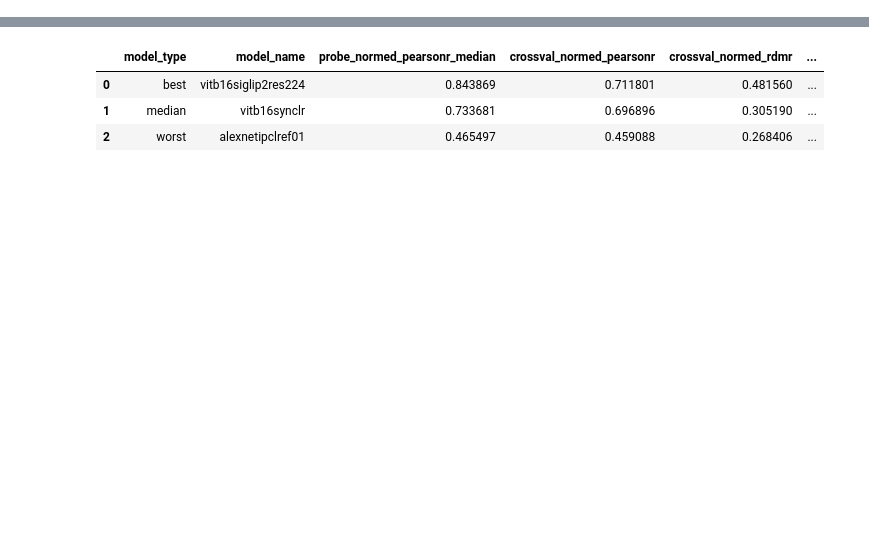
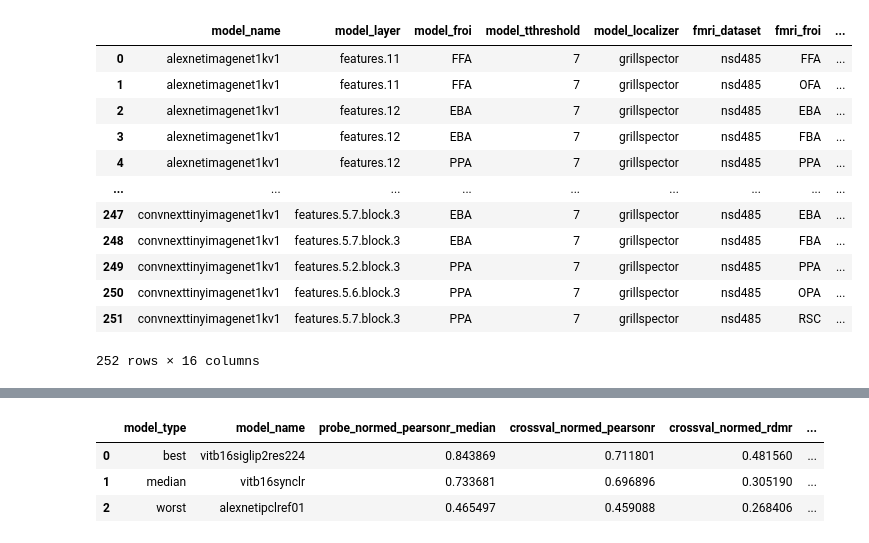
Before and after one commit to murtylab/comparing-category-selectivity, a Jupyter notebook: preprint/best_median_worst_model.ipynb, the cells around one changed output, grey strips where cells are left out. Saved outputs shown, nothing was run; the diff lists cells and outputs as text; code cells hidden in the pictures; blank space fills up the shorter version.

```diff
--- a/preprint/best_median_worst_model.ipynb
+++ b/preprint/best_median_worst_model.ipynb
@@ -74,0 +99,16 @@ display(models_df)
+# %%
+probe_csv
+# %% [output]
+|  | model_name | model_layer | model_froi | model_tthreshold | model_localizer | fmri_dataset | fmri_froi | ... |
+| 0 | alexnetimagenet1kv1 | features.11 | FFA | 7 | grillspector | nsd485 | FFA | ... |
+| 1 | alexnetimagenet1kv1 | features.11 | FFA | 7 | grillspector | nsd485 | OFA | ... |
+| 2 | alexnetimagenet1kv1 | features.12 | EBA | 7 | grillspector | nsd485 | EBA | ... |
+| 3 | alexnetimagenet1kv1 | features.12 | EBA | 7 | grillspector | nsd485 | FBA | ... |
+| 4 | alexnetimagenet1kv1 | features.12 | PPA | 7 | grillspector | nsd485 | PPA | ... |
+| ... | ... | ... | ... | ... | ... | ... | ... | ... |
+| 247 | convnexttinyimagenet1kv1 | features.5.7.block.3 | EBA | 7 | grillspector | nsd485 | EBA | ... |
+| 248 | convnexttinyimagenet1kv1 | features.5.7.block.3 | EBA | 7 | grillspector | nsd485 | FBA | ... |
+| 249 | convnexttinyimagenet1kv1 | features.5.2.block.3 | PPA | 7 | grillspector | nsd485 | PPA | ... |
+| 250 | convnexttinyimagenet1kv1 | features.5.6.block.3 | PPA | 7 | grillspector | nsd485 | OPA | ... |
+| 251 | convnexttinyimagenet1kv1 | features.5.7.block.3 | PPA | 7 | grillspector | nsd485 | RSC | ... |
+252 rows × 16 columns
```
Also changed, not shown: parts of 10 cells of this notebook.
